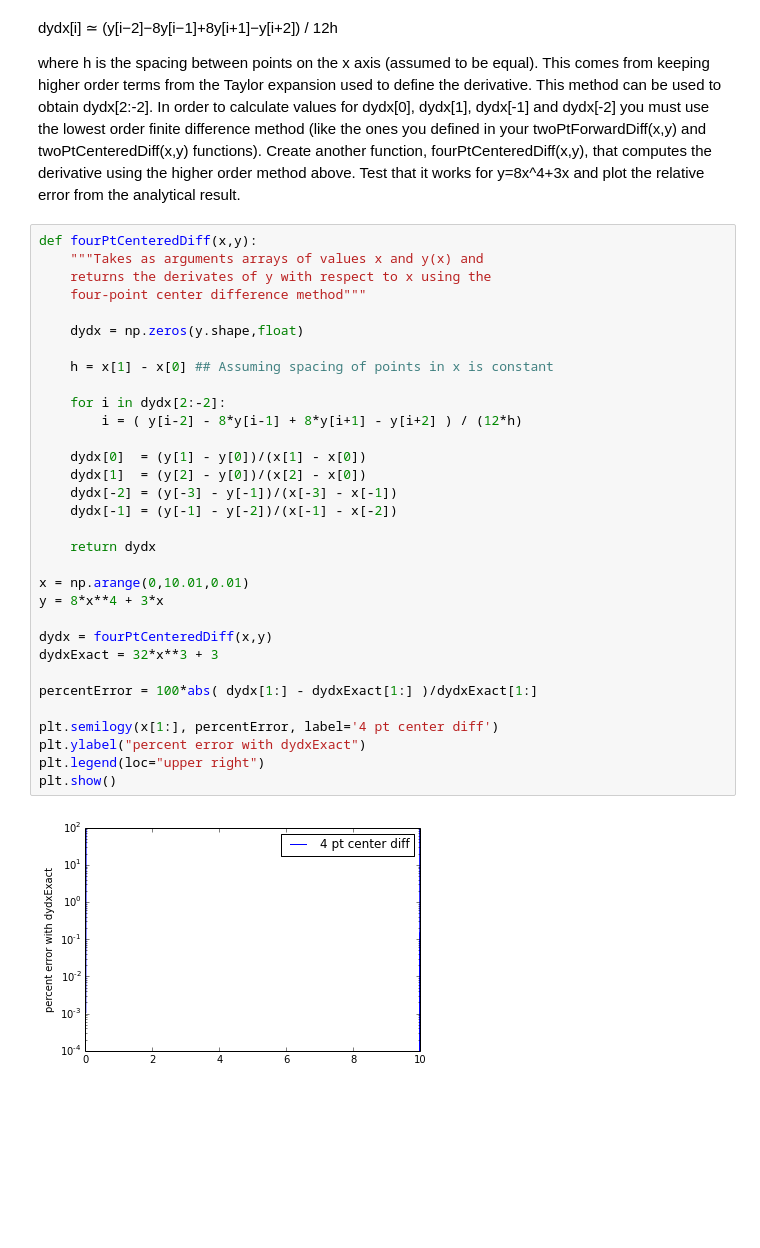
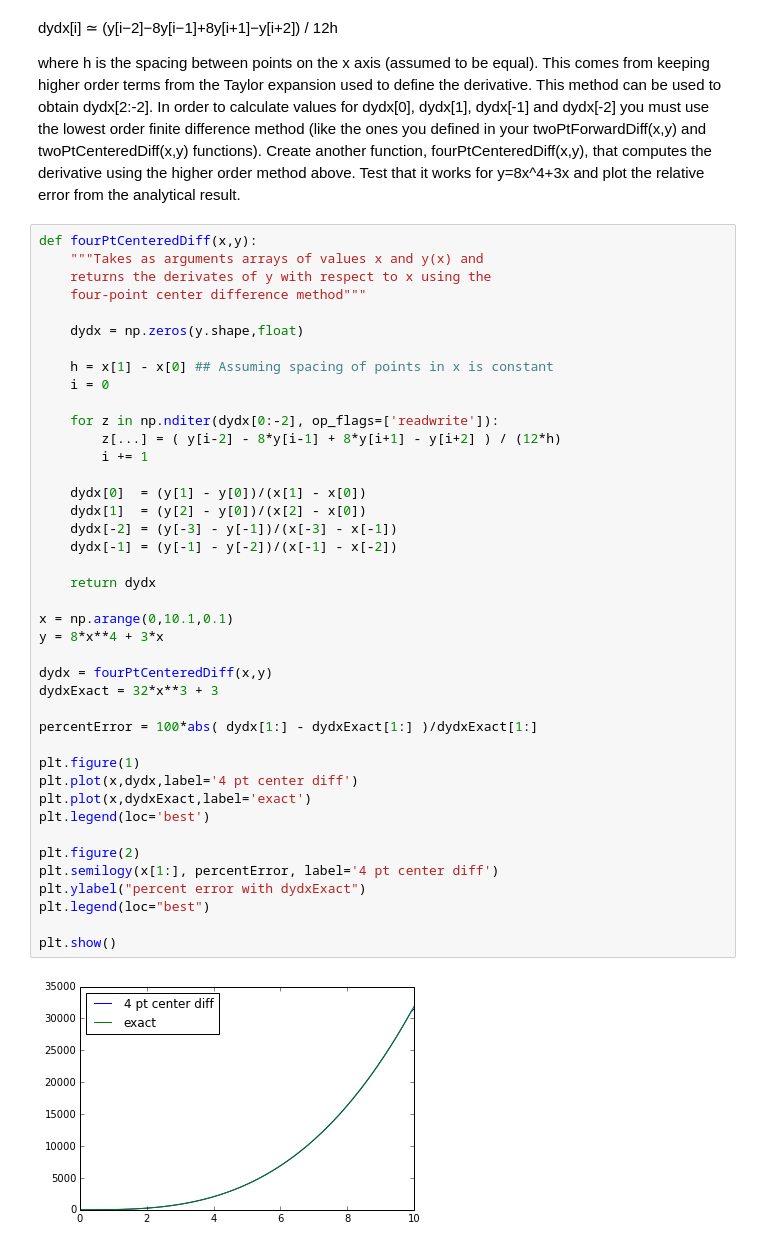
Before and after one commit to jpelgrif/PHYS202-S14, a Jupyter notebook: SciPy/DifferentiationExercises.ipynb, the cells around one changed output. Cells and saved outputs as stored; diff of their text form; blank space fills up the shorter version.

```diff
--- a/SciPy/DifferentiationExercises.ipynb
+++ b/SciPy/DifferentiationExercises.ipynb
@@ -139,34 +141,43 @@ where h is the spacing between points on the x axis (assumed to be equal). This
 # %%
 def fourPtCenteredDiff(x,y):
     """Takes as arguments arrays of values x and y(x) and
     returns the derivates of y with respect to x using the
     four-point center difference method"""
 
     dydx = np.zeros(y.shape,float)
 
     h = x[1] - x[0] ## Assuming spacing of points in x is constant
+    i = 0
 
-    for i in dydx[2:-2]:
-        i = ( y[i-2] - 8*y[i-1] + 8*y[i+1] - y[i+2] ) / (12*h)
+    for z in np.nditer(dydx[0:-2], op_flags=['readwrite']):
+        z[...] = ( y[i-2] - 8*y[i-1] + 8*y[i+1] - y[i+2] ) / (12*h)
+        i += 1
 
     dydx[0]  = (y[1] - y[0])/(x[1] - x[0])
     dydx[1]  = (y[2] - y[0])/(x[2] - x[0])
     dydx[-2] = (y[-3] - y[-1])/(x[-3] - x[-1])
     dydx[-1] = (y[-1] - y[-2])/(x[-1] - x[-2])
 
     return dydx
 
-x = np.arange(0,10.01,0.01)
+x = np.arange(0,10.1,0.1)
 y = 8*x**4 + 3*x
 
 dydx = fourPtCenteredDiff(x,y)
 dydxExact = 32*x**3 + 3
 
 percentError = 100*abs( dydx[1:] - dydxExact[1:] )/dydxExact[1:]
 
+plt.figure(1)
+plt.plot(x,dydx,label='4 pt center diff')
+plt.plot(x,dydxExact,label='exact')
+plt.legend(loc='best')
+
+plt.figure(2)
 plt.semilogy(x[1:], percentError, label='4 pt center diff')
 plt.ylabel("percent error with dydxExact")
-plt.legend(loc="upper right")
+plt.legend(loc="best")
+
 plt.show()
 # %% [output]
-[figure, old version]
+[figure, new version]
```
Also changed, not shown: parts of 8 cells of this notebook, 2 other files.
